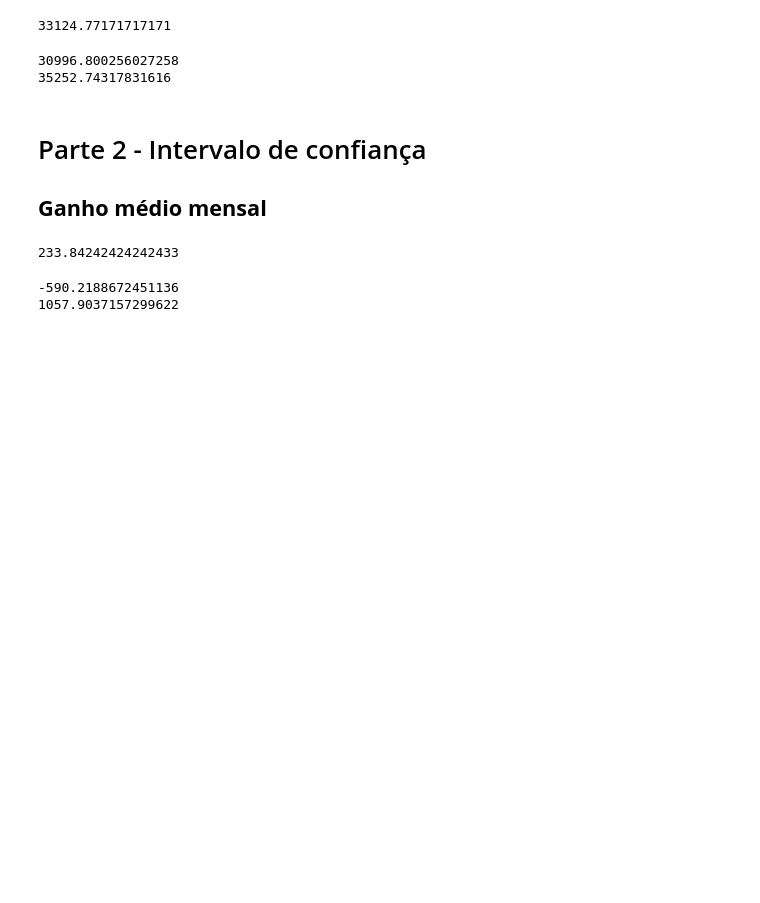
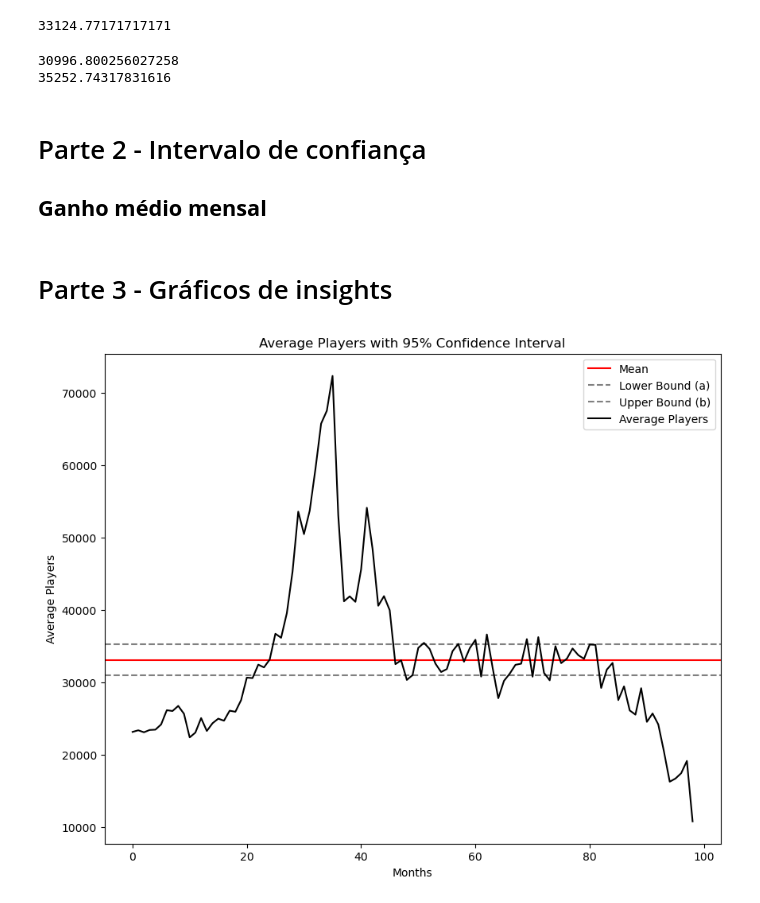
Before and after one commit to guizin-15/APS-5-CDADOS, a Jupyter notebook: main.ipynb, the cells around one changed output. Saved outputs shown, nothing was run; the diff lists cells and outputs as text; code cells hidden in the pictures; blank space fills up the shorter version.

Commit message:
feat: gráficopara fazer o texto

```diff
--- a/main.ipynb
+++ b/main.ipynb
@@ -48,20 +49,30 @@ print(b)
 # Parte 2 - Intervalo de confiança
 ## **Ganho médio mensal**
 # %%
-mu = df["Gain"].mean()
-n = df["Gain"].count()
-sigma = df["Gain"].std()
-escala = sigma/math.sqrt(n)
+# mu = df["Gain"].mean()
+# n = df["Gain"].count()
+# sigma = df["Gain"].std()
+# escala = sigma/math.sqrt(n)
 
-print(mu)
+# print(mu)
-# %% [output]
-233.84242424242433
 # %%
-a = st.t.ppf(0.025, df=len(df)-1, loc=mu, scale=escala)
-b = st.t.ppf(0.975, df=len(df)-1, loc=mu, scale=escala)
+# a = st.t.ppf(0.025, df=len(df)-1, loc=mu, scale=escala)
+# b = st.t.ppf(0.975, df=len(df)-1, loc=mu, scale=escala)
 
-print(a)
-print(b)
+# print(a)
+# print(b)
-# %% [output]
--590.2188672451136
-1057.9037157299622
+# %% [markdown]
+# Parte 3 - Gráficos de insights
+# %%
+plt.figure(figsize=(10, 8))
+plt.errorbar(df.index, df["Avg. Players"], label='Average Players', color='black')
+plt.axhline(mu, color='red', label='Mean')
+plt.axhline(a, linestyle='--', color='grey', label='Lower Bound (a)')
+plt.axhline(b, linestyle='--', color='grey', label='Upper Bound (b)')
+plt.title('Average Players with 95% Confidence Interval')
+plt.xlabel('Months')
+plt.ylabel('Average Players')
+plt.legend()
+plt.show()
+# %% [output]
+[figure, added]
```
Also changed, not shown: parts of 1 cell of this notebook.
